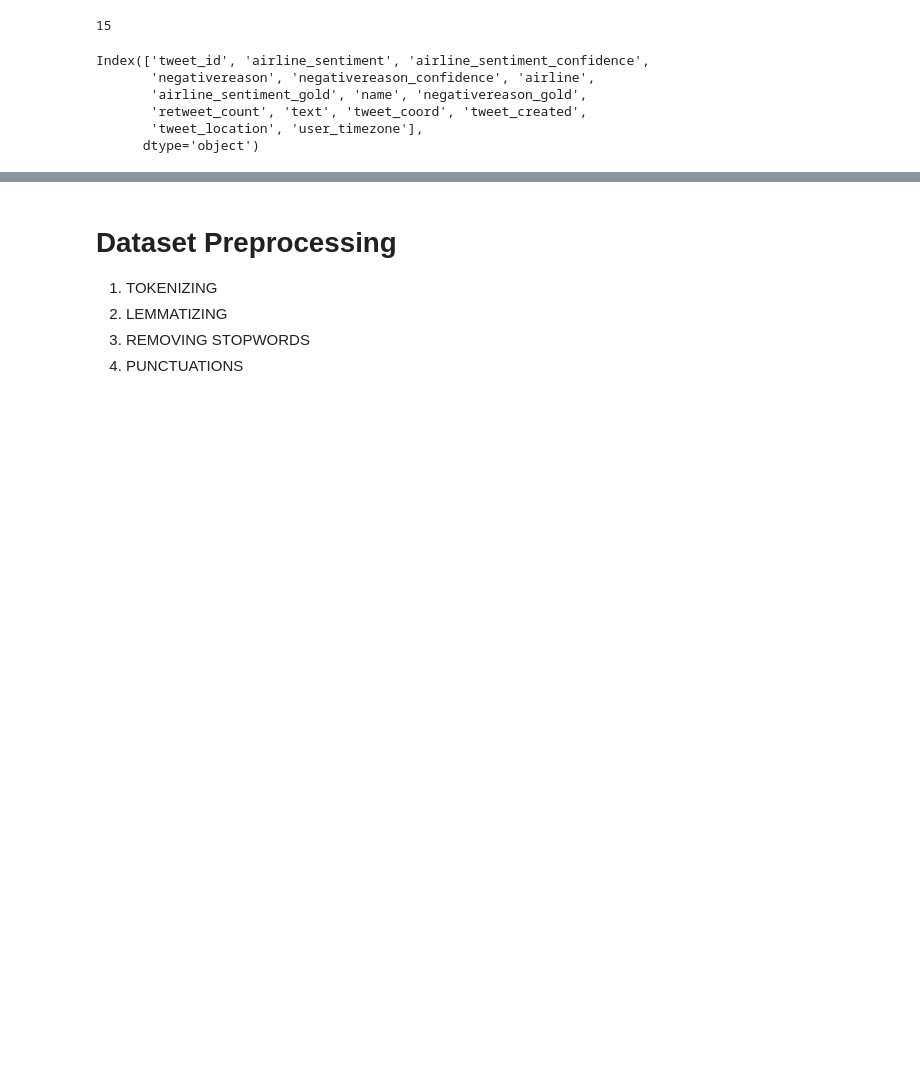
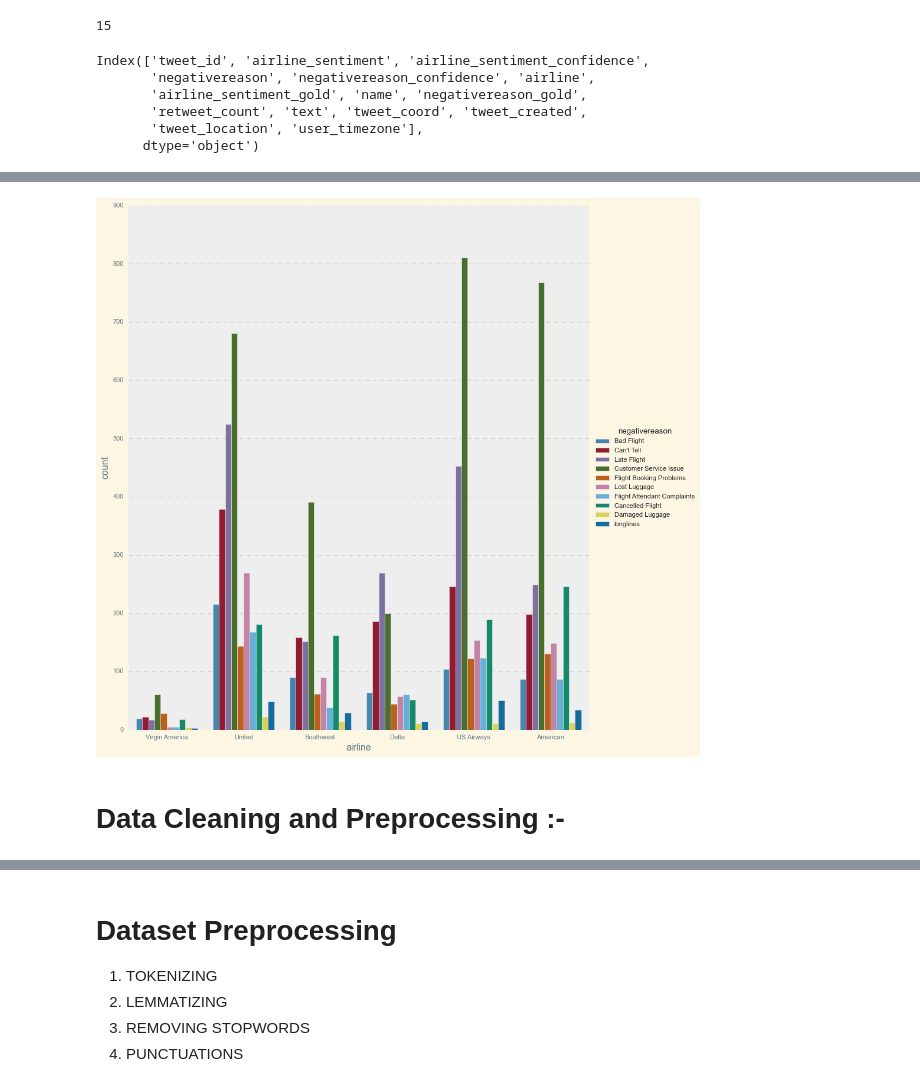
Before and after one commit to sherifRoshdy/NLP-project, a Jupyter notebook: Sentiment Analysis .ipynb, the cells around one changed output, grey strips where cells are left out. Drawn from its saved outputs; the diff is of its cells as text; code cells hidden in the pictures; blank space fills up the shorter version.

```diff
--- a/Sentiment Analysis .ipynb
+++ b/Sentiment Analysis .ipynb
@@ -61,3 +178,11 @@ Index(['tweet_id', 'airline_sentiment', 'airline_sentiment_confidence',
+# %%
+plt.style.use('bmh')
+sns.factorplot(x = 'airline',data = dataset,kind = 'count',hue='negativereason',size=12,aspect=.9)
+plt.show()
+# %% [output]
+[figure, added]
+# %% [markdown]
+# Data Cleaning and Preprocessing :-
 # %%
 text=dataset['text'].values
 text=[word_tokenize(doc) for doc in text]
```
Also changed, not shown: parts of 40 cells of this notebook, 1 other file.
